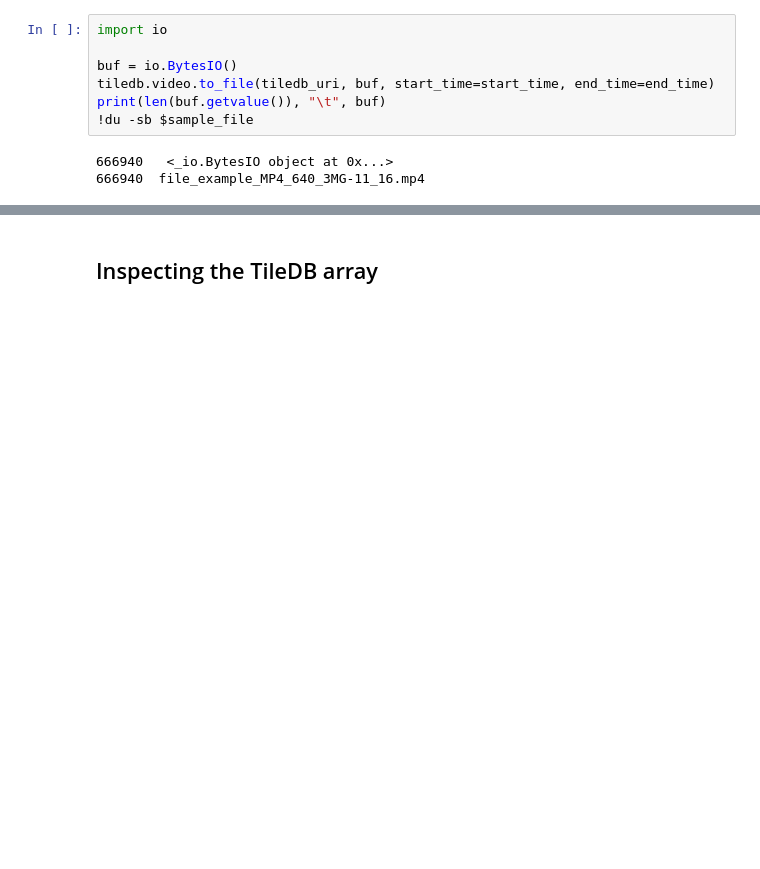
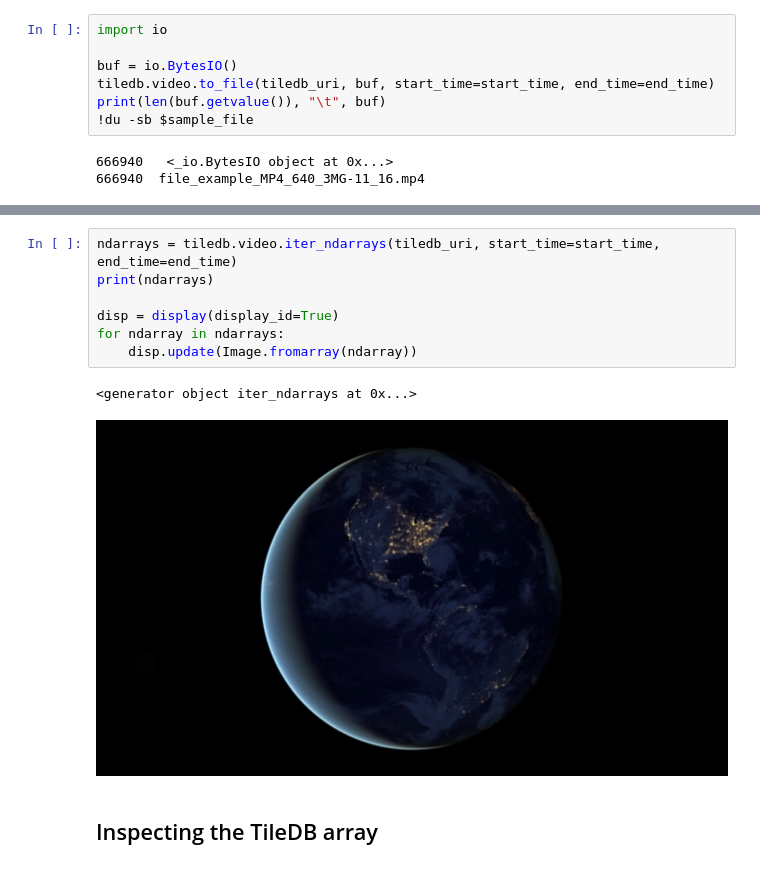
Before and after one commit to TileDB-Inc/TileDB-Video-Py, a Jupyter notebook: examples/tiledb-video.ipynb, the cells around one changed output, grey strips where cells are left out. Saved outputs shown, nothing was run; the diff lists cells and outputs as text; blank space fills up the shorter version.

```diff
--- a/examples/tiledb-video.ipynb
+++ b/examples/tiledb-video.ipynb
@@ -94,3 +86,13 @@ Image: <PIL.Image.Image image mode=RGB size=640x360 at 0x...>
+# %%
+ndarrays = tiledb.video.iter_ndarrays(tiledb_uri, start_time=start_time, end_time=end_time)
+print(ndarrays)
+
+disp = display(display_id=True)
+for ndarray in ndarrays:
+    disp.update(Image.fromarray(ndarray))
+# %% [output]
+<generator object iter_ndarrays at 0x...>
+[figure, added]
 # %% [markdown]
 ## Inspecting the TileDB array
 # %% [markdown]
```
Also changed, not shown: parts of 8 cells of this notebook.
